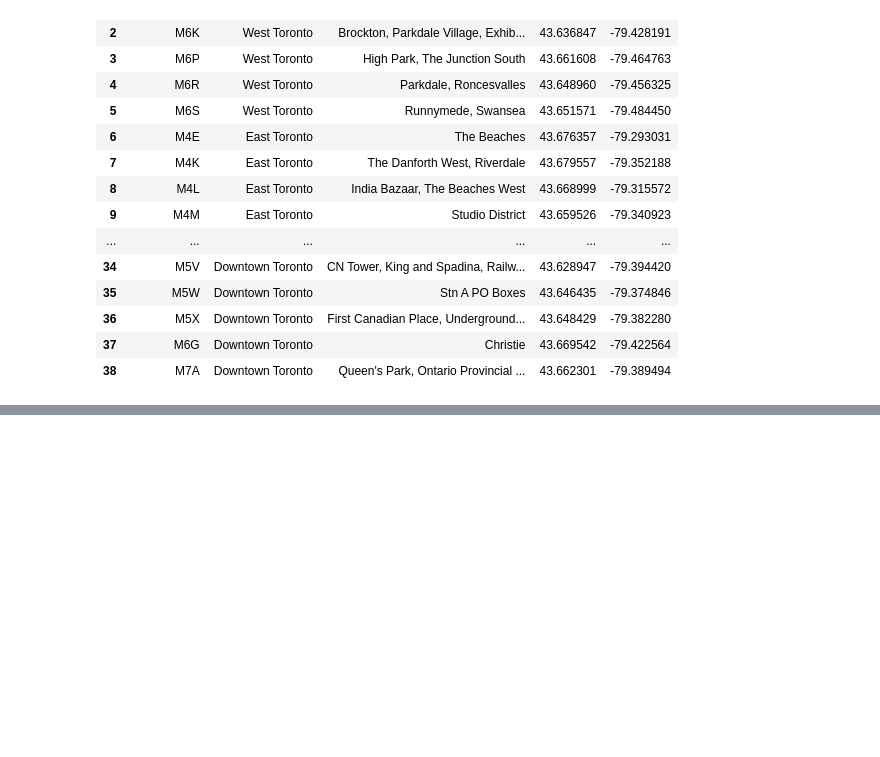
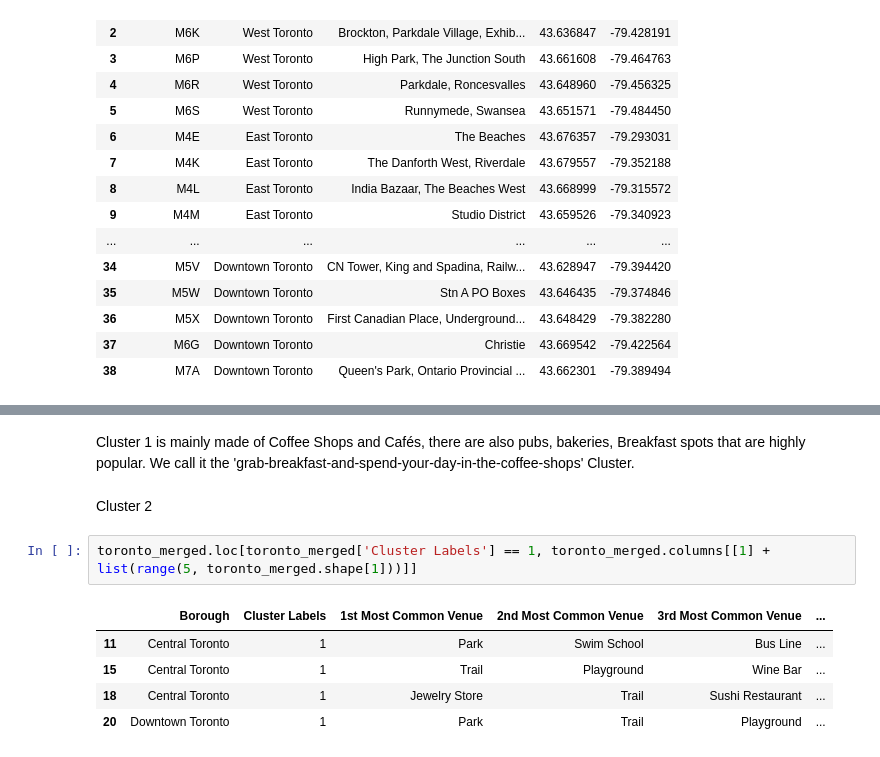
Before and after one commit to amitroy2006/Capstone-Project-Data-Science-Specialization, a Jupyter notebook: Capstone Project Notebook IBM .ipynb, the cells around one changed output, grey strips where cells are left out. Cells and saved outputs as stored; diff of their text form; blank space fills up the shorter version.

```diff
--- a/Capstone Project Notebook IBM .ipynb
+++ b/Capstone Project Notebook IBM .ipynb
@@ -908,0 +965,12 @@ toronto_merged
+# %% [markdown]
+Cluster 1 is mainly made of Coffee Shops and Cafés, there are also pubs, bakeries, Breakfast spots that are highly popular. We call it the 'grab-breakfast-and-spend-your-day-in-the-coffee-shops' Cluster.
+# %% [markdown]
+Cluster 2
+# %%
+toronto_merged.loc[toronto_merged['Cluster Labels'] == 1, toronto_merged.columns[[1] + list(range(5, toronto_merged.shape[1]))]]
+# %% [output]
+|  | Borough | Cluster Labels | 1st Most Common Venue | 2nd Most Common Venue | 3rd Most Common Venue | ... |
+| 11 | Central Toronto | 1 | Park | Swim School | Bus Line | ... |
+| 15 | Central Toronto | 1 | Trail | Playground | Wine Bar | ... |
+| 18 | Central Toronto | 1 | Jewelry Store | Trail | Sushi Restaurant | ... |
+| 20 | Downtown Toronto | 1 | Park | Trail | Playground | ... |
```
Also changed, not shown: parts of 11 cells of this notebook.
